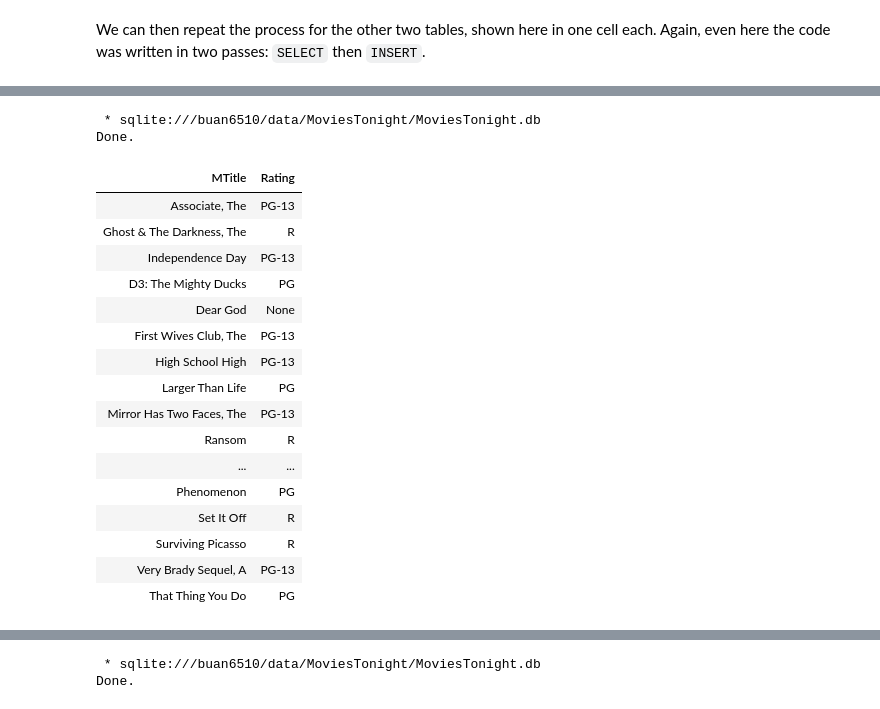
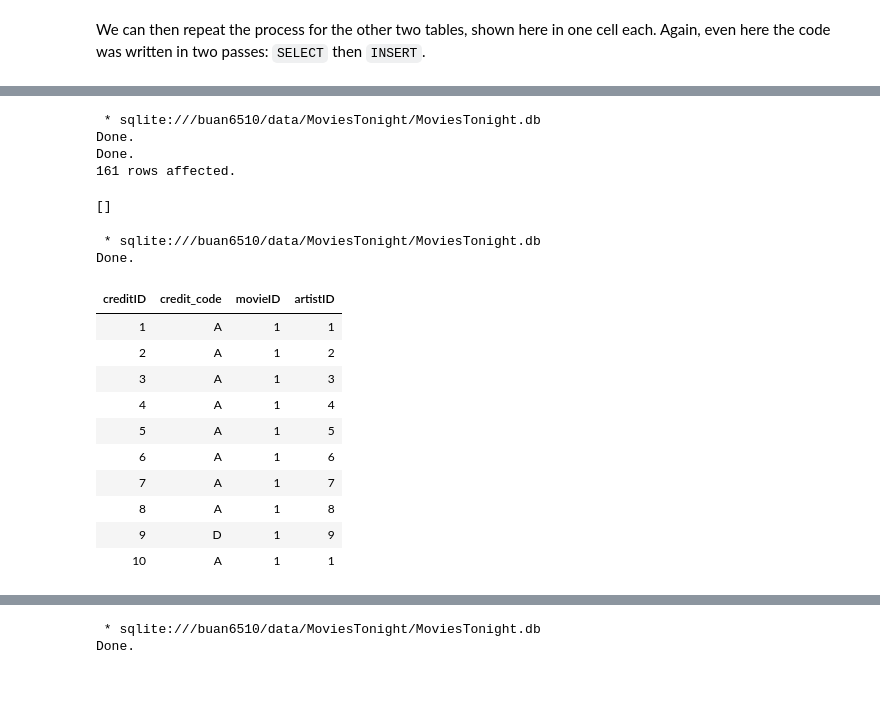
Before and after one commit to kangpyolee/DATA6510, a Jupyter notebook: L8_SQL_DML.ipynb, the cells around one changed output, grey strips where cells are left out. Cells and saved outputs as stored; diff of their text form; code cells hidden in the pictures.

```diff
--- a/L8_SQL_DML.ipynb
+++ b/L8_SQL_DML.ipynb
@@ -377,27 +462,36 @@ We can then repeat the process for the other two tables, shown here in one cell
+# %%
+%%sql
+-- Populate the credits table
+-- make sure the table is empty
+DELETE FROM credits;
+
+-- insert selected data
+DELETE FROM credits;
+INSERT INTO credits(credit_code,movieID,artistID)
+SELECT DISTINCT ccode, movieID, artistID
+FROM DATASET
+  JOIN movies ON (movies.title = DATASET.mtitle)  -- note: join on titles
+  JOIN artists ON (artists.name = DATASET.cname); -- note: join on names;
+# %% [output]
+ * sqlite:///buan6510/data/MoviesTonight/MoviesTonight.db
+Done.
+Done.
+161 rows affected.
+[]
 # %%
 %%sql
-
-SELECT DISTINCT mtitle,rating
-FROM DATASET;
-
-SELECT
+SELECT * FROM credits LIMIT 10;
 # %% [output]
  * sqlite:///buan6510/data/MoviesTonight/MoviesTonight.db
 Done.
-| MTitle | Rating |
-| Associate, The | PG-13 |
-| Ghost & The Darkness, The | R |
-| Independence Day | PG-13 |
-| D3: The Mighty Ducks | PG |
-| Dear God | None |
-| First Wives Club, The | PG-13 |
-| High School High | PG-13 |
-| Larger Than Life | PG |
-| Mirror Has Two Faces, The | PG-13 |
-| Ransom | R |
-| ... | ... |
-| Phenomenon | PG |
-| Set It Off | R |
-| Surviving Picasso | R |
-| Very Brady Sequel, A | PG-13 |
-| That Thing You Do | PG |
+| creditID | credit_code | movieID | artistID |
+| 1 | A | 1 | 1 |
+| 2 | A | 1 | 2 |
+| 3 | A | 1 | 3 |
+| 4 | A | 1 | 4 |
+| 5 | A | 1 | 5 |
+| 6 | A | 1 | 6 |
+| 7 | A | 1 | 7 |
+| 8 | A | 1 | 8 |
+| 9 | D | 1 | 9 |
+| 10 | A | 1 | 1 |
```
Also changed, not shown: parts of 31 cells of this notebook, 2 other files.
